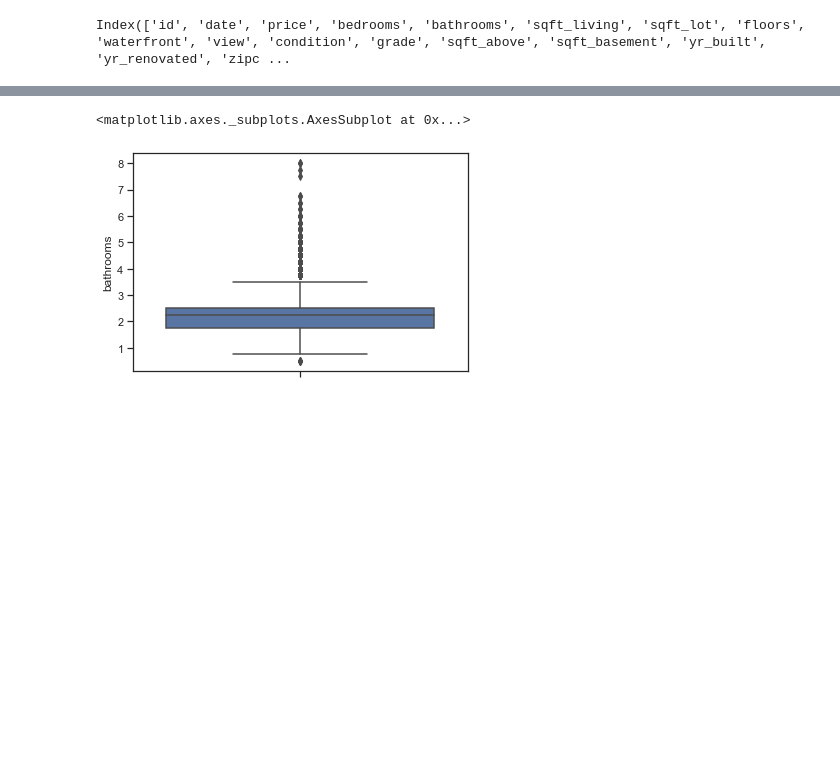
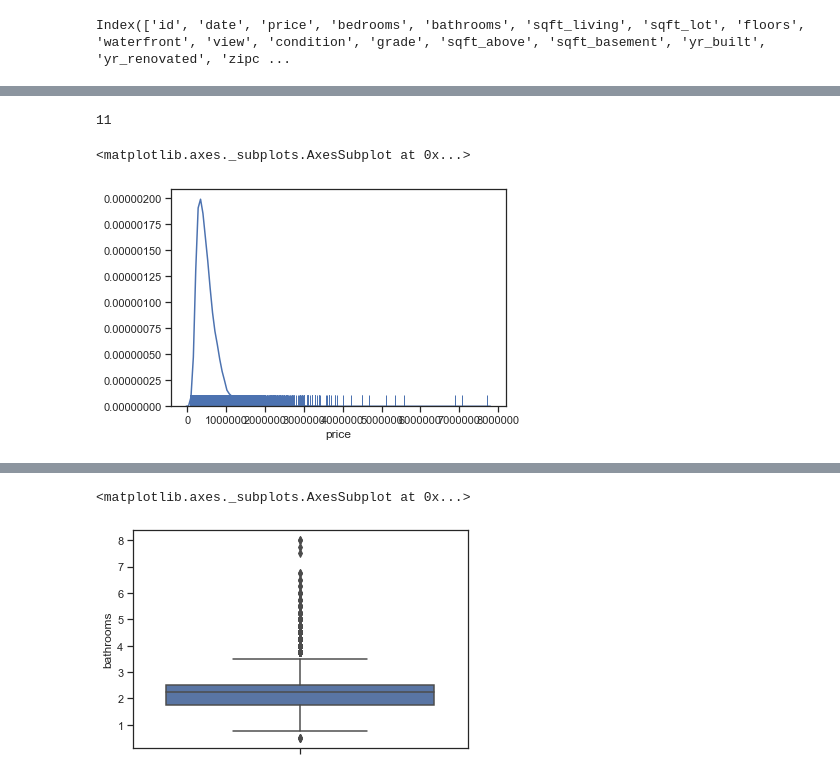
Before and after one commit to TaraRosen/kc_housing_pred, a Jupyter notebook: king_county_housing_predictions.ipynb, the cells around one changed output, grey strips where cells are left out. Drawn from its saved outputs; the diff is of its cells as text; code cells hidden in the pictures; blank space fills up the shorter version.

```diff
--- a/king_county_housing_predictions.ipynb
+++ b/king_county_housing_predictions.ipynb
@@ -267,0 +281,9 @@ sns.boxplot(df['bedrooms'], orient = "v")
+# %%
+len(df[df['price'] >= 4000000.00])
+# %% [output]
+11
+# %%
+sns.distplot(df['price'], rug = True, hist = False)
+# %% [output]
+<matplotlib.axes._subplots.AxesSubplot at 0x...>
+[figure, added]
```
Also changed, not shown: parts of 31 cells of this notebook.
